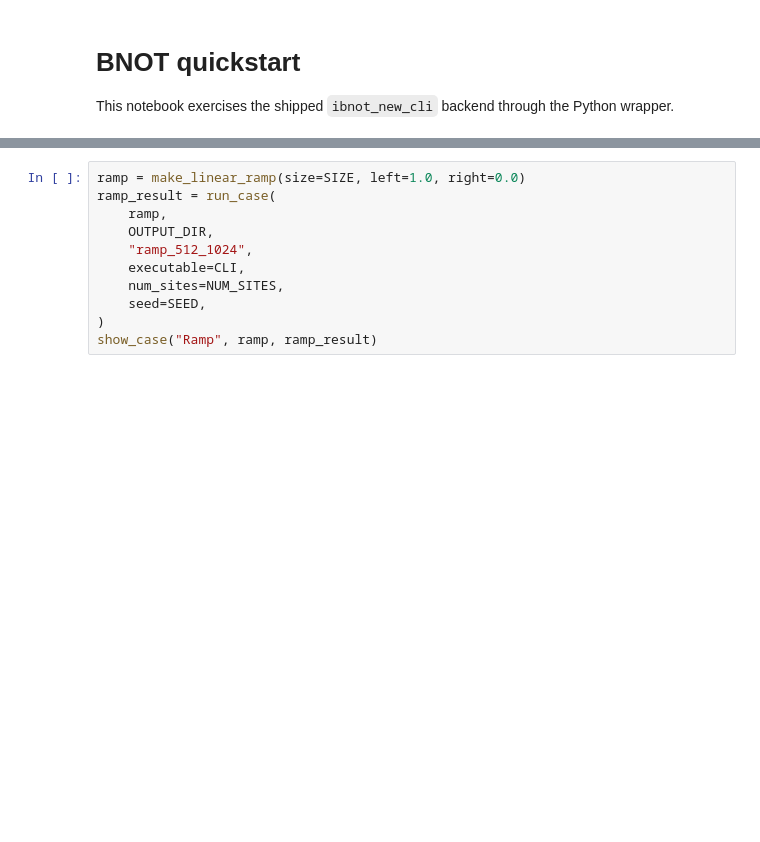
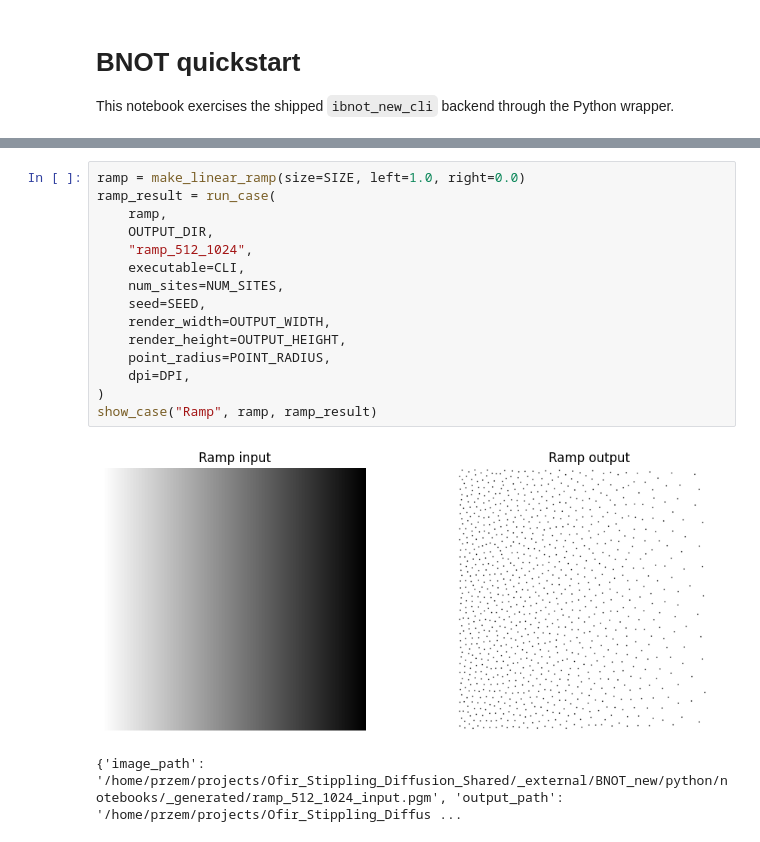
Before and after one commit to Musialski-Research-Group/BNOT_new, a Jupyter notebook: python/notebooks/bnot_quickstart.ipynb, the cells around one changed output, grey strips where cells are left out. Cells and saved outputs as stored; diff of their text form; blank space fills up the shorter version.

```diff
--- a/python/notebooks/bnot_quickstart.ipynb
+++ b/python/notebooks/bnot_quickstart.ipynb
@@ -63,14 +78,21 @@ show_case("Uniform", uniform, uniform_result)
 # %%
 ramp = make_linear_ramp(size=SIZE, left=1.0, right=0.0)
 ramp_result = run_case(
     ramp,
     OUTPUT_DIR,
     "ramp_512_1024",
     executable=CLI,
     num_sites=NUM_SITES,
     seed=SEED,
+    render_width=OUTPUT_WIDTH,
+    render_height=OUTPUT_HEIGHT,
+    point_radius=POINT_RADIUS,
+    dpi=DPI,
 )
 show_case("Ramp", ramp, ramp_result)
+# %% [output]
+[figure, added]
+{'image_path': '/home/przem/projects/Ofir_Stippling_Diffusion_Shared/_external/BNOT_new/python/notebooks/_generated/ramp_512_1024_input.pgm', 'output_path': '/home/przem/projects/Ofir_Stippling_Diffus ...
 # %%
 sine = make_sine_landscape(size=SIZE, fx=4, fy=4)
 sine_result = run_case(
```
Also changed, not shown: parts of 3 cells of this notebook, 6 other files.
